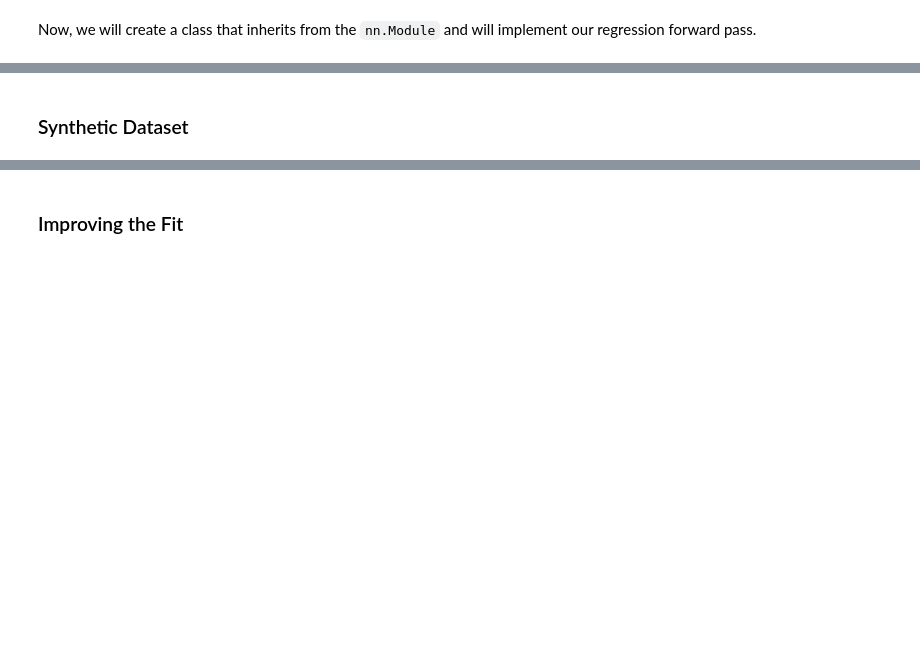
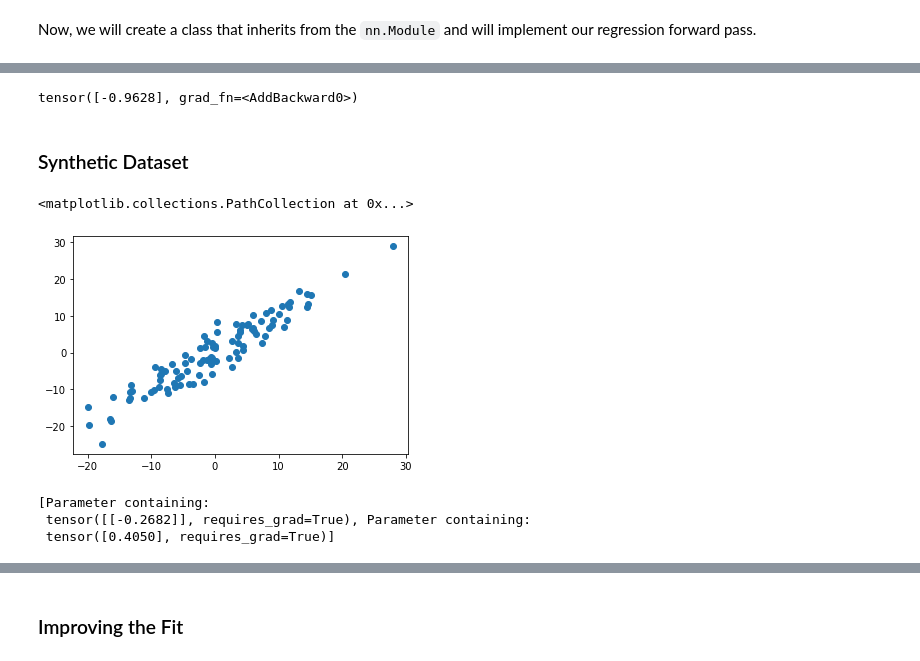
Before and after one commit to iPrinka/MITx-Micromasters-Statistics-Data-Science, a Jupyter notebook: oneleague_ml_w5.ipynb, the cells around one changed output, grey strips where cells are left out. Cells and saved outputs as stored; diff of their text form; code cells hidden in the pictures; blank space fills up the shorter version.

```diff
--- a/oneleague_ml_w5.ipynb
+++ b/oneleague_ml_w5.ipynb
@@ -120,5 +158,8 @@ Now, we will create a class that inherits from the `nn.Module` and will implemen
 # %%
 #feed it forward
+lr.feedforward(x)
+# %% [output]
+tensor([-0.9628], grad_fn=<AddBackward0>)
 # %% [markdown]
 ### Synthetic Dataset
 # %%
@@ -131,7 +172,16 @@ X = torch.randn(100, 1)*10
 y = X + torch.randn(100, 1)*3
 # %%
 #scatter
+plt.scatter(X,y)
+# %% [output]
+<matplotlib.collections.PathCollection at 0x...>
+[figure, added]
 # %%
 #look at our parameters
+list(lr.parameters())
+# %% [output]
+[Parameter containing:
+ tensor([[-0.2682]], requires_grad=True), Parameter containing:
+ tensor([0.4050], requires_grad=True)]
 # %%
 #save as w, b
```
Also changed, not shown: parts of 27 cells of this notebook.
